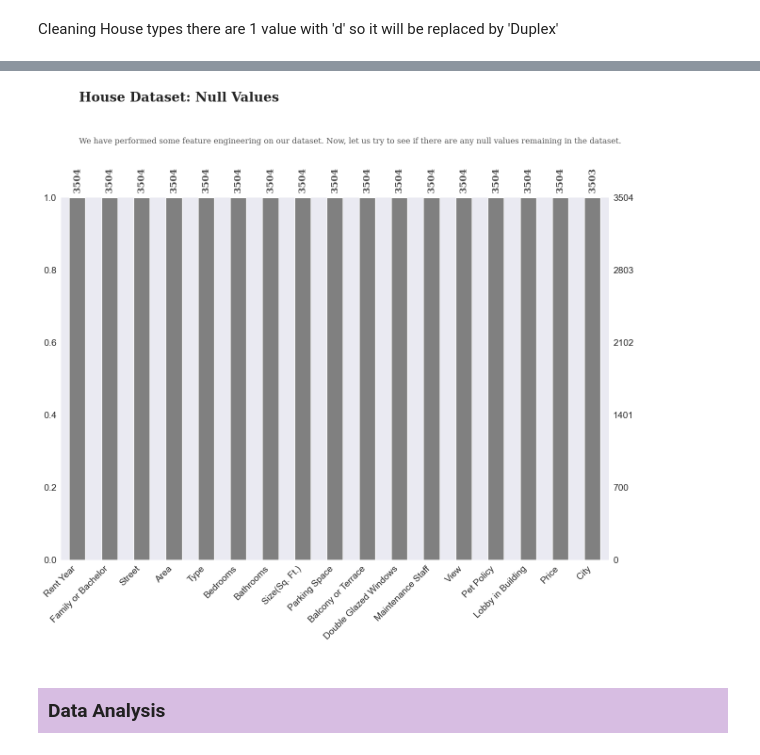
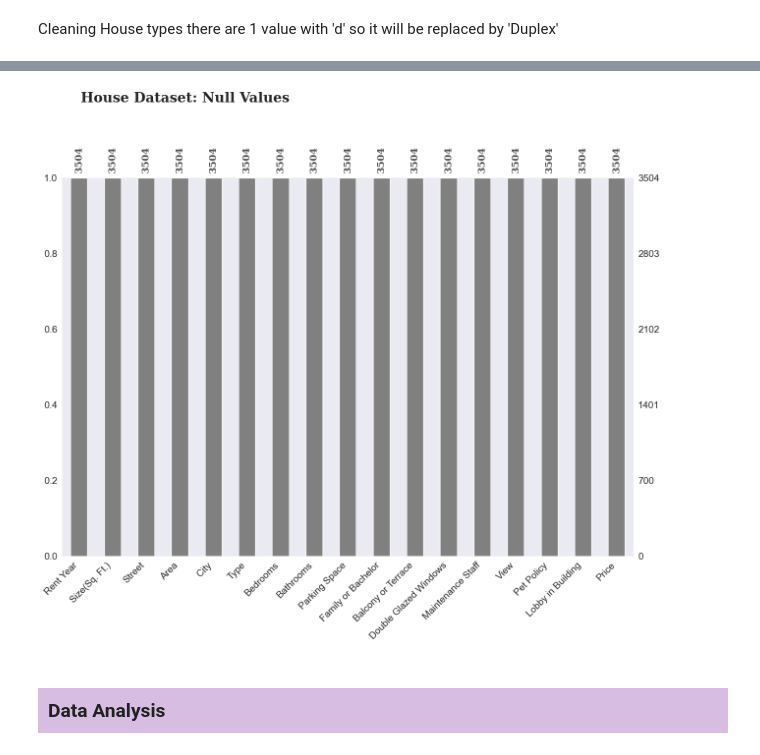
Before and after one commit to jhonnovax/House-Price-Prediction, a Jupyter notebook: house-price-prediction.ipynb, the cells around one changed output, grey strips where cells are left out. Drawn from its saved outputs; the diff is of its cells as text; code cells hidden in the pictures.

Commit message:
Added some code to analyze dataset based on data values

```diff
--- a/house-price-prediction.ipynb
+++ b/house-price-prediction.ipynb
@@ -85,0 +82,6 @@ df['Type'].replace(['d'], 'Duplex', inplace = True)
+# %%
+df['City'].replace([' Dhaka'], 'Dhaka', inplace = True)
+df['City'].replace([' Badda'], 'Badda', inplace = True)
+df['City'].replace([' Malibagh'], 'Malibagh', inplace = True)
+df['City'].replace([' Banasree'], 'Banasree', inplace = True)
+df['City'].replace([np.nan], 'Other', inplace = True)
@@ -85,0 +90,2 @@ df['Type'].replace(['d'], 'Duplex', inplace = True)
+# %%
+df['View'].replace(['west'], 'West', inplace = True)
@@ -86,14 +115,13 @@ df['Type'].replace(['d'], 'Duplex', inplace = True)
 # %%
 sns.set_style('dark')
 color = ['grey','grey','grey','grey','grey','grey','grey','grey','grey','grey','grey','grey', 'grey','grey','grey','grey', 'grey']
 msno.bar(df,fontsize =14, color = color, sort = 'descending', figsize = (15,10))
 
-plt.text(0.05,1.265,'House Dataset: Null Values', {'font':'serif', 'size':20, 'weight':'bold'})
-plt.text(0.05,1.15,'''We have performed some feature engineering on our dataset. Now, let us try to see if there are any null values remaining in the dataset.''', {'font':'serif', 'size':12, 'weight':'normal'}, alpha = 0.8)
+plt.text(0.05,1.20,'House Dataset: Null Values', {'font':'serif', 'size':20, 'weight':'bold'})
 plt.xticks( rotation = 90, **{'font':'serif','size':14,'weight':'bold','horizontalalignment': 'center'},alpha = 0.8)
 
 plt.show()
 # %% [output]
-[figure, old version]
+[figure, new version]
 # %% [markdown]
 <h3 style = "font-family: Comic Sans MS;background-color:#D7BDE2;padding:10px">Data Analysis</h3>
```
Also changed, not shown: parts of 23 cells of this notebook.
